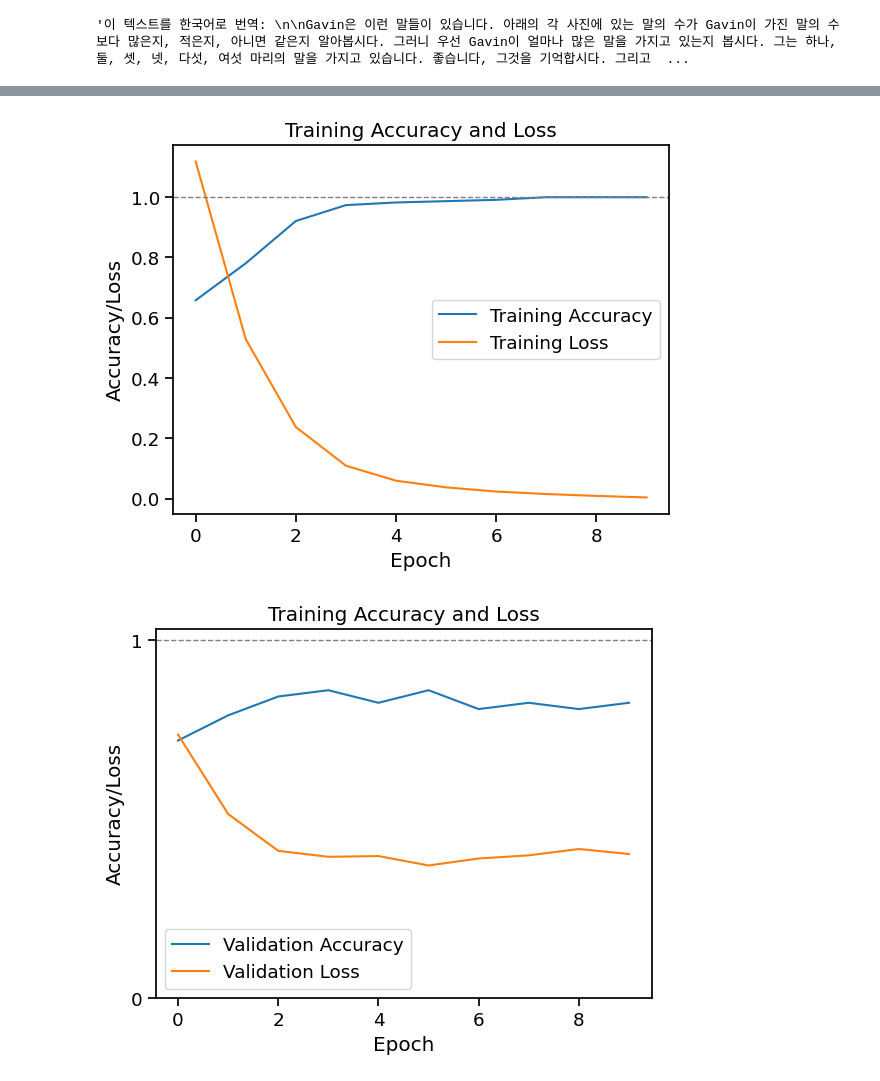
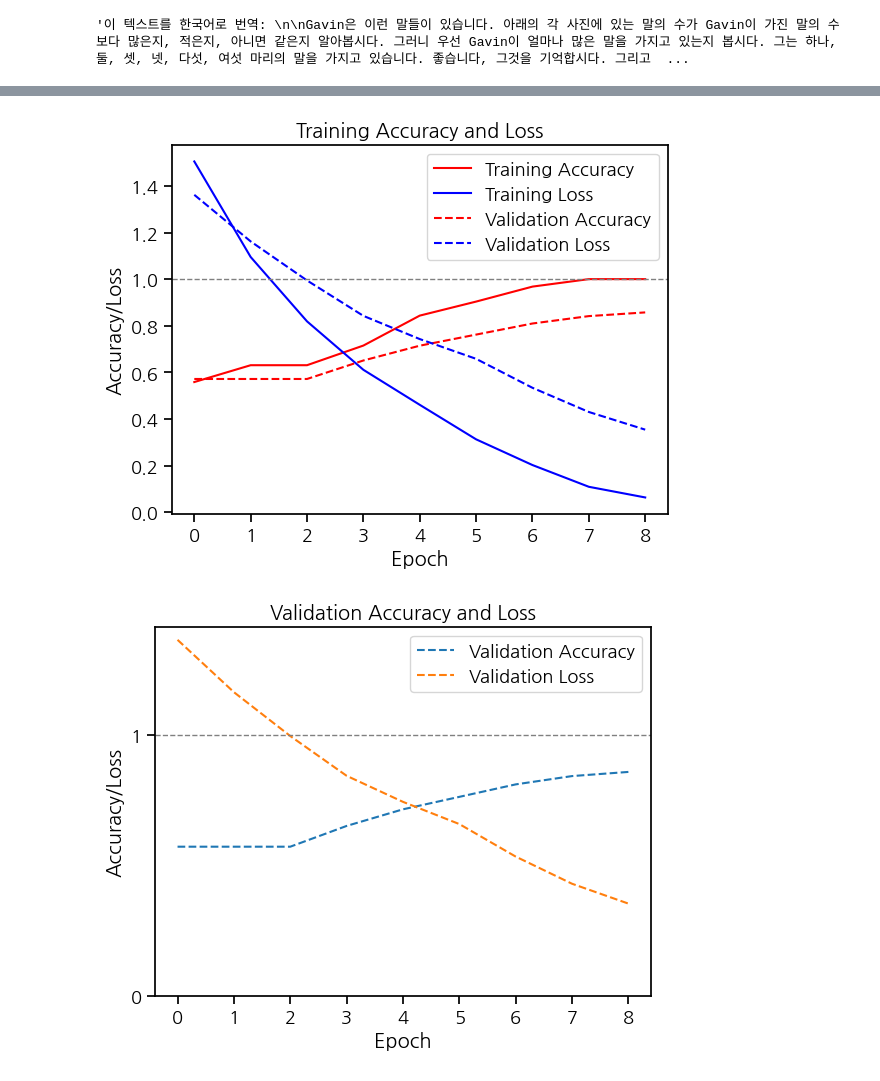
Before and after one commit to oxorudo/Chunjae_Bigdata_9th, a Jupyter notebook: 9.4~9.23/STT_summary_project/model_factory.ipynb, the cells around one changed output, grey strips where cells are left out. Saved outputs shown, nothing was run; the diff lists cells and outputs as text; code cells hidden in the pictures.

```diff
--- a/9.4~9.23/STT_summary_project/model_factory.ipynb
+++ b/9.4~9.23/STT_summary_project/model_factory.ipynb
@@ -102,7 +102,7 @@ onehot_encoder = OneHotEncoder(sparse=False)
 y = onehot_encoder.fit_transform(labels.reshape(-1, 1))  # One-hot encode the integer labels
 
 # Step 4: Split the data into training and testing sets
-X_train, X_test, y_train, y_test = train_test_split(X, y, test_size=0.2, random_state=4)
+X_train, X_test, y_train, y_test = train_test_split(X, y, test_size=0.2, random_state=4, stratify=y)
 
 # Step 5: Build a simple Dense Neural Network model
 model = Sequential()
@@ -116,7 +116,7 @@ model.add(Dense(y.shape[1], activation='softmax'))  # Output layer for classific
 model.compile(optimizer='adam', loss='categorical_crossentropy', metrics=['accuracy'])
 
 # Step 6: Train the model
-history = model.fit(X_train, y_train, epochs=10, batch_size=4, validation_split=0.2)
+history = model.fit(X_train, y_train, epochs=9, batch_size=32, validation_split=0.2)
 
 # Step 7: Evaluate the model
 test_loss, test_acc = model.evaluate(X_test, y_test)
@@ -170,24 +160,26 @@ array([[0., 0., 1., 0., 0.],
 # %%
 import matplotlib.pyplot as plt
 
 
 
-plt.plot(history.history['accuracy'], label='Training Accuracy')
+plt.plot(history.history['accuracy'], label='Training Accuracy', color = 'red')
 # plt.plot(history.history['val_accuracy'], label='Validation Accuracy')
-plt.plot(history.history['loss'], label='Training Loss')
+plt.plot(history.history['loss'], label='Training Loss', color = 'blue')
 # plt.plot(history.history['val_loss'], label='Validation Loss')
+plt.plot(history.history['val_accuracy'], label='Validation Accuracy', color = 'red', linestyle='--')
+plt.plot(history.history['val_loss'], label='Validation Loss', color = 'blue', linestyle = '--')
 plt.title('Training Accuracy and Loss')
 plt.xlabel('Epoch')
 plt.ylabel('Accuracy/Loss')
 plt.axhline(y=1, color='gray', linestyle='--', linewidth=1)
 plt.legend()
 plt.show()
 # %% [output]
-[figure, old version]
+[figure, new version]
 # %%
-plt.plot(history.history['val_accuracy'], label='Validation Accuracy')
-plt.plot(history.history['val_loss'], label='Validation Loss')
-plt.title('Training Accuracy and Loss')
+plt.plot(history.history['val_accuracy'], label='Validation Accuracy', linestyle='--')
+plt.plot(history.history['val_loss'], label='Validation Loss', linestyle = '--')
+plt.title('Validation Accuracy and Loss')
 plt.xlabel('Epoch')
 plt.ylabel('Accuracy/Loss')
 plt.axhline(y=1, color='gray', linestyle='--', linewidth=1)
@@ -195,7 +187,7 @@ plt.yticks([0,1])
 plt.legend()
 plt.show()
 # %% [output]
-[figure, old version]
+[figure, new version]
 # %%
 import matplotlib.pyplot as plt
 import seaborn as sns
```
Also changed, not shown: parts of 6 cells of this notebook, 9 other files.
